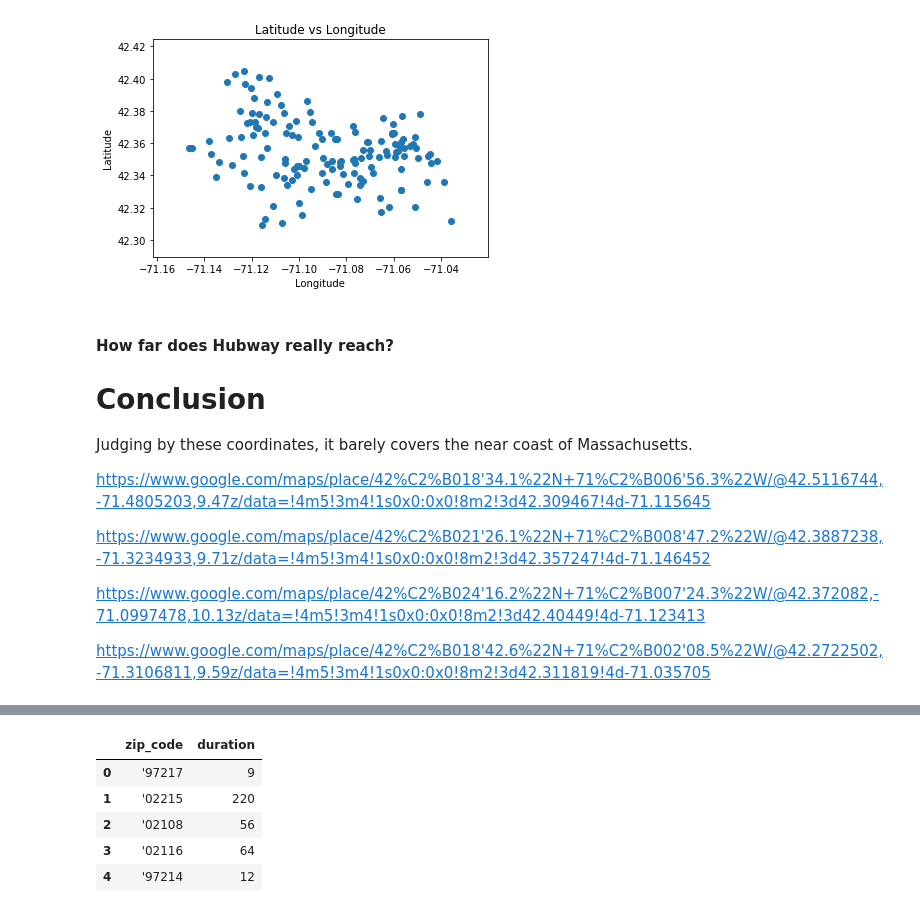
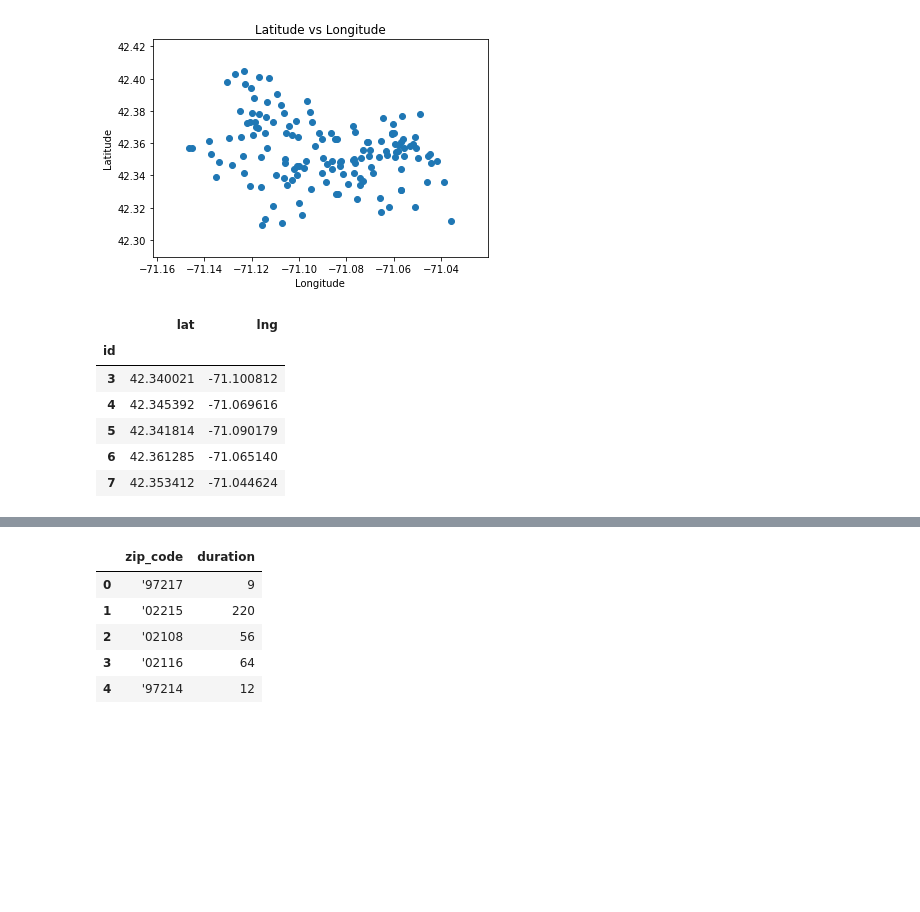
Before and after one commit to jisanos/Hubway-Data-Visualization-Challenge, a Jupyter notebook: Exam_Script.ipynb, the cells around one changed output, grey strips where cells are left out. Cells and saved outputs as stored; diff of their text form; code cells hidden in the pictures; blank space fills up the shorter version.

```diff
--- a/Exam_Script.ipynb
+++ b/Exam_Script.ipynb
@@ -659,17 +661,14 @@ plt.xlabel('Longitude')
 # %% [output]
 Text(0.5, 0, 'Longitude')
 [figure]
-# %% [markdown]
-#### How far does Hubway really reach?
-
-# Conclusion
-
-Judging by these coordinates, it barely covers the near coast of Massachusetts.
-
-https://www.google.com/maps/place/42%C2%B018'34.1%22N+71%C2%B006'56.3%22W/@42.5116744,-71.4805203,9.47z/data=!4m5!3m4!1s0x0:0x0!8m2!3d42.309467!4d-71.115645
-
-https://www.google.com/maps/place/42%C2%B021'26.1%22N+71%C2%B008'47.2%22W/@42.3887238,-71.3234933,9.71z/data=!4m5!3m4!1s0x0:0x0!8m2!3d42.357247!4d-71.146452
-
-https://www.google.com/maps/place/42%C2%B024'16.2%22N+71%C2%B007'24.3%22W/@42.372082,-71.0997478,10.13z/data=!4m5!3m4!1s0x0:0x0!8m2!3d42.40449!4d-71.123413
-
-https://www.google.com/maps/place/42%C2%B018'42.6%22N+71%C2%B002'08.5%22W/@42.2722502,-71.3106811,9.59z/data=!4m5!3m4!1s0x0:0x0!8m2!3d42.311819!4d-71.035705
+# %%
+cords = Stations[['lat','lng']]
+cords.head()
+# %% [output]
+|  | lat | lng |
+| id |  |  |
+| 3 | 42.340021 | -71.100812 |
+| 4 | 42.345392 | -71.069616 |
+| 5 | 42.341814 | -71.090179 |
+| 6 | 42.361285 | -71.065140 |
+| 7 | 42.353412 | -71.044624 |
```
Also changed, not shown: parts of 13 cells of this notebook.
